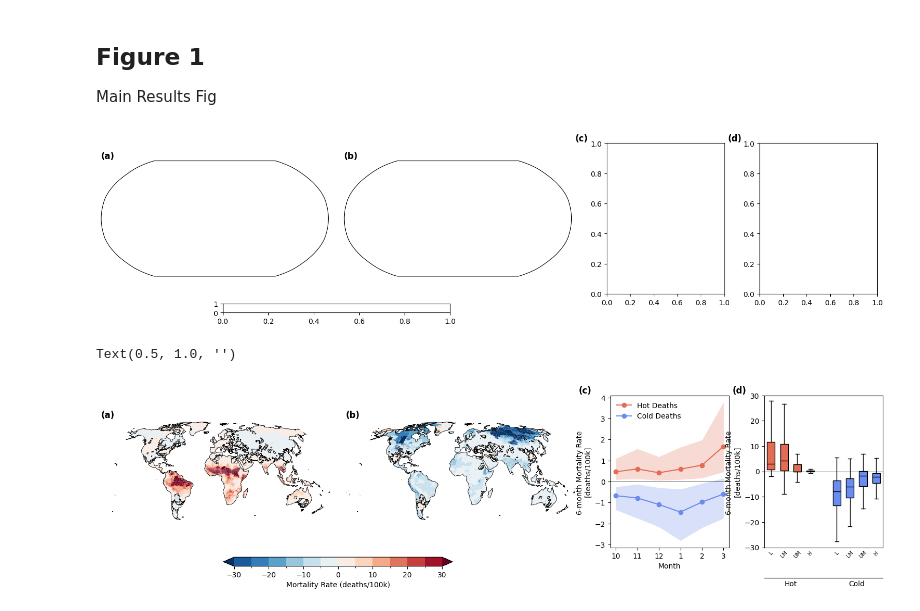
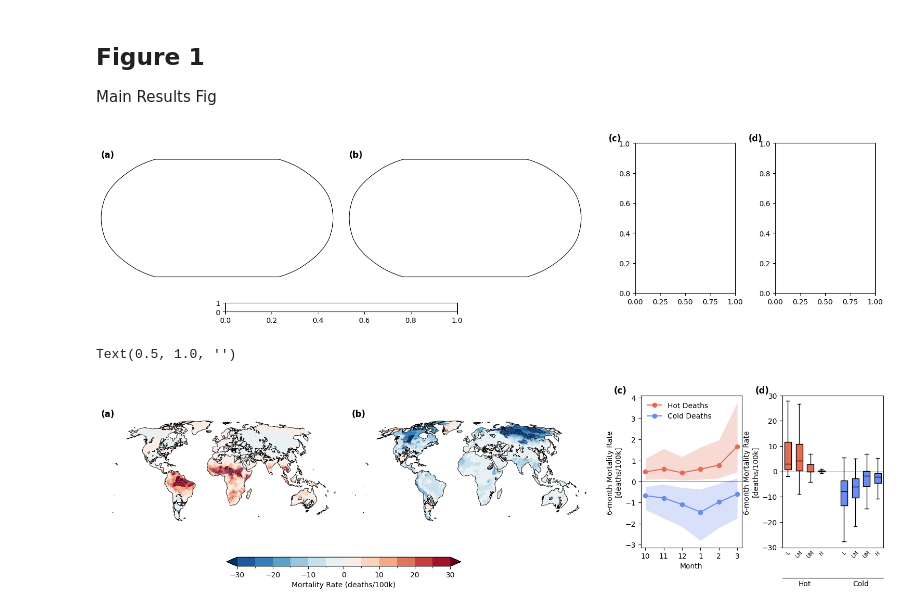
Before and after one commit to ClimateImpactLab/mccusker_seasonal_2026, a Jupyter notebook: paper_plotting/p02_results.ipynb, the cells around one changed output. Drawn from its saved outputs; the diff is of its cells as text; code cells hidden in the pictures.

```diff
--- a/paper_plotting/p02_results.ipynb
+++ b/paper_plotting/p02_results.ipynb
@@ -78,8 +76,8 @@ Main Results Fig
 fig = plt.figure(figsize=(16, 4))
 gs = fig.add_gridspec(
     1,
-    3,
-    width_ratios=[2, 0.5, 0.5],
+    2,
+    width_ratios=[2, 1],   # 1 = 0.5 + 0.5 from before
     wspace=0.15,
     left=0.03,
     right=0.97,
@@ -93,38 +91,37 @@ ax_b = fig.add_subplot(gs_mid[0, :2], projection=ccrs.Robinson())
 ax_c = fig.add_subplot(gs_mid[0, 2:], projection=ccrs.Robinson())
 cax_bc = fig.add_subplot(gs_mid[1, 1:3])
 
 # ---- (c), (d) ----
 # Matching height_ratios keeps (f)/(g) aligned with the maps, not the colorbar
-gs_f = gs[1].subgridspec(2, 1, height_ratios=[1, 0.06], hspace=0.12)
-gs_g = gs[2].subgridspec(2, 1, height_ratios=[1, 0.06], hspace=0.12)
-ax_timeseries = fig.add_subplot(gs_f[0])
-ax_extra = fig.add_subplot(gs_g[0])
+gs_cd = gs[1].subgridspec(2, 2, height_ratios=[1, 0.06], hspace=0.12, wspace=0.4)  # increase this
+ax_timeseries = fig.add_subplot(gs_cd[0, 0])
+ax_extra = fig.add_subplot(gs_cd[0, 1])
 
 # ---- Panel labels ----
 for label, a in zip("ab", [ax_b, ax_c]):
     a.text(
         0.0,
         1.0,
         f"({label})",
         transform=a.transAxes,
         fontsize=12,
         fontweight="bold",
         va="bottom",
         ha="left",
     )
 for label, a in zip("cd", [ax_timeseries, ax_extra]):
     a.text(
         -0.27,
         1.0,
         f"({label})",
         transform=a.transAxes,
         fontsize=12,
         fontweight="bold",
         va="bottom",
         ha="left",
     )
 # %% [output]
-[figure, old version]
+[figure, new version]
 # %%
 # Compute the Mortality Impact relative to a Baseline Period for the Projected Effects
 month_order = config.months
@@ -358,6 +355,6 @@ sec.tick_params(length=0)
 # %%
 fig
 # %% [output]
-[figure, old version]
+[figure, new version]
 # %%
 fig.savefig(f"{config.version}_fig02_2610.png", dpi=600, bbox_inches="tight")
```
Also changed, not shown: parts of 2 cells of this notebook.
